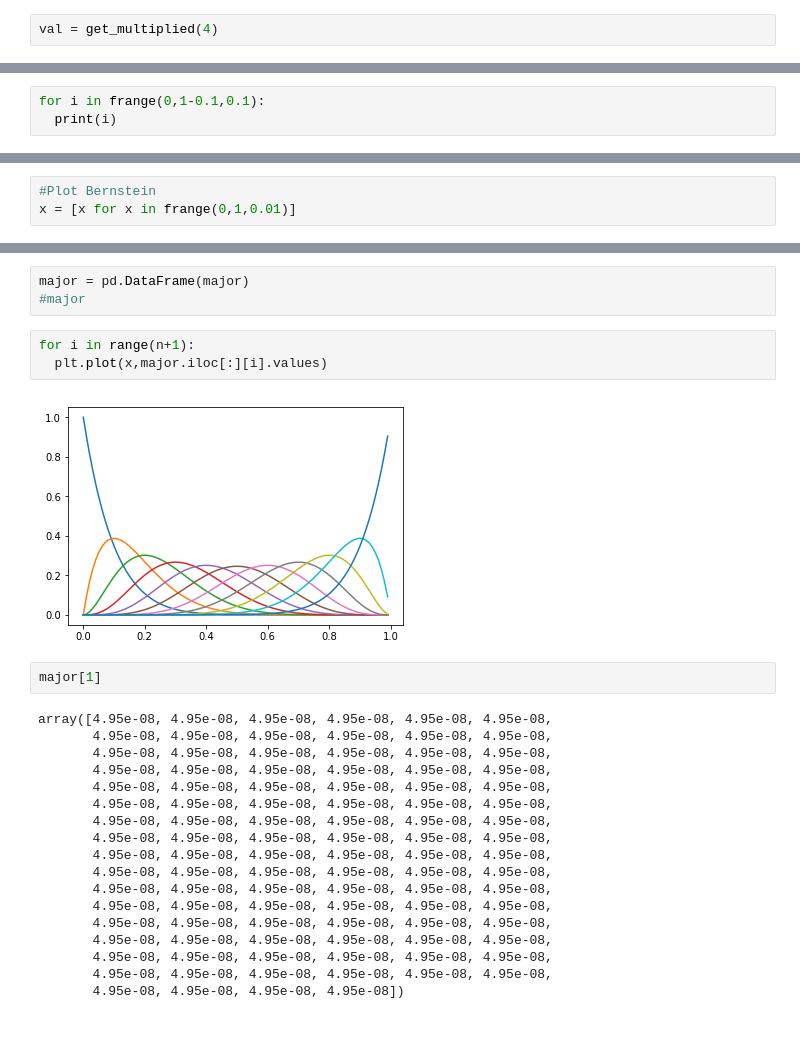
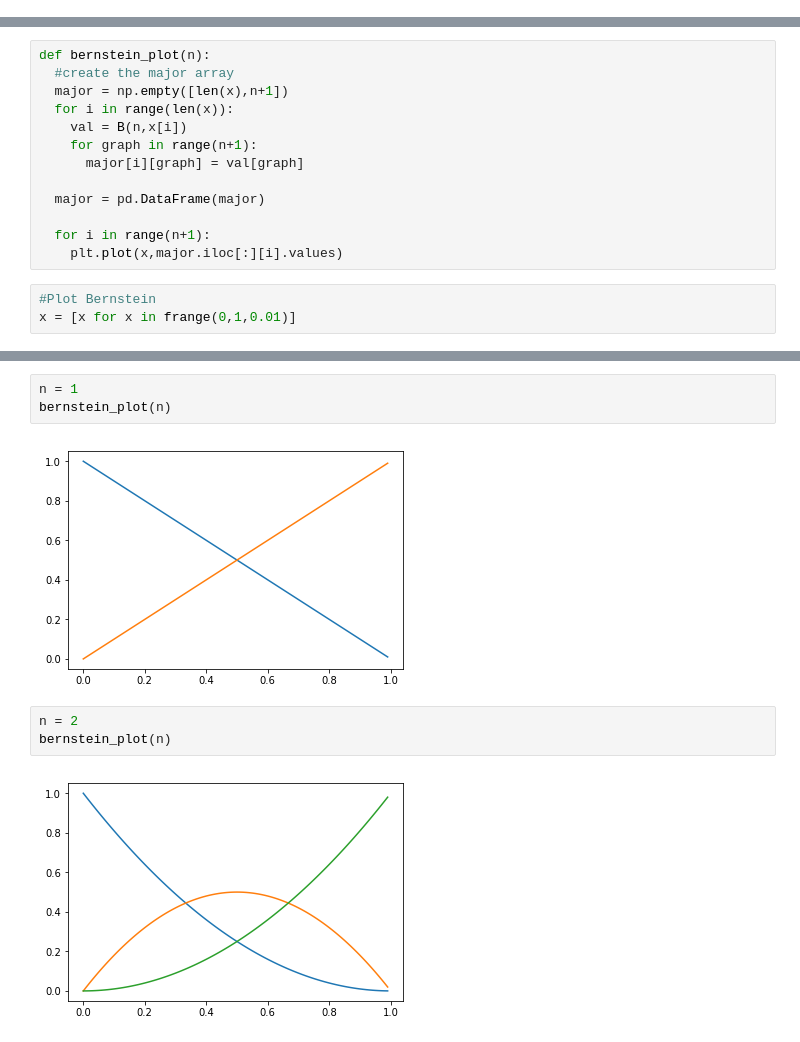
Before and after one commit to adhishagc/bezier-curve-python, a Jupyter notebook: Bezier_Curve_Representation.ipynb, the cells around one changed output, grey strips where cells are left out. Cells and saved outputs as stored; diff of their text form.

```diff
--- a/Bezier_Curve_Representation.ipynb
+++ b/Bezier_Curve_Representation.ipynb
@@ -175,5 +175,3 @@ def get_multiplied(n):
       total = total*i
 
   return total
-# %%
-val = get_multiplied(4)
@@ -184,3 +177,0 @@ val
-# %%
-for i in frange(0,1-0.1,0.1):
-  print(i)
@@ -202,3 +178,16 @@ coeff = B(n,t)
+# %%
+def bernstein_plot(n):
+  #create the major array
+  major = np.empty([len(x),n+1])
+  for i in range(len(x)):
+    val = B(n,x[i])
+    for graph in range(n+1):
+      major[i][graph] = val[graph]
+
+  major = pd.DataFrame(major)
+
+  for i in range(n+1):
+    plt.plot(x,major.iloc[:][i].values)
 # %%
 #Plot Bernstein
 x = [x for x in frange(0,1,0.01)]
@@ -231,28 +194,10 @@ for i in range(len(x)):
-# %%
-major = pd.DataFrame(major)
-#major
-# %%
-for i in range(n+1):
-  plt.plot(x,major.iloc[:][i].values)
-# %% [output]
-[figure, removed]
-# %%
-major[1]
-# %% [output]
-array([4.95e-08, 4.95e-08, 4.95e-08, 4.95e-08, 4.95e-08, 4.95e-08,
-       4.95e-08, 4.95e-08, 4.95e-08, 4.95e-08, 4.95e-08, 4.95e-08,
-       4.95e-08, 4.95e-08, 4.95e-08, 4.95e-08, 4.95e-08, 4.95e-08,
-       4.95e-08, 4.95e-08, 4.95e-08, 4.95e-08, 4.95e-08, 4.95e-08,
-       4.95e-08, 4.95e-08, 4.95e-08, 4.95e-08, 4.95e-08, 4.95e-08,
-       4.95e-08, 4.95e-08, 4.95e-08, 4.95e-08, 4.95e-08, 4.95e-08,
-       4.95e-08, 4.95e-08, 4.95e-08, 4.95e-08, 4.95e-08, 4.95e-08,
-       4.95e-08, 4.95e-08, 4.95e-08, 4.95e-08, 4.95e-08, 4.95e-08,
-       4.95e-08, 4.95e-08, 4.95e-08, 4.95e-08, 4.95e-08, 4.95e-08,
-       4.95e-08, 4.95e-08, 4.95e-08, 4.95e-08, 4.95e-08, 4.95e-08,
-       4.95e-08, 4.95e-08, 4.95e-08, 4.95e-08, 4.95e-08, 4.95e-08,
-       4.95e-08, 4.95e-08, 4.95e-08, 4.95e-08, 4.95e-08, 4.95e-08,
-       4.95e-08, 4.95e-08, 4.95e-08, 4.95e-08, 4.95e-08, 4.95e-08,
-       4.95e-08, 4.95e-08, 4.95e-08, 4.95e-08, 4.95e-08, 4.95e-08,
-       4.95e-08, 4.95e-08, 4.95e-08, 4.95e-08, 4.95e-08, 4.95e-08,
-       4.95e-08, 4.95e-08, 4.95e-08, 4.95e-08, 4.95e-08, 4.95e-08,
-       4.95e-08, 4.95e-08, 4.95e-08, 4.95e-08])
+# %%
+n = 1
+bernstein_plot(n)
+# %% [output]
+[figure, added]
+# %%
+n = 2
+bernstein_plot(n)
+# %% [output]
+[figure, added]
```
Also changed, not shown: parts of 10 cells of this notebook.
